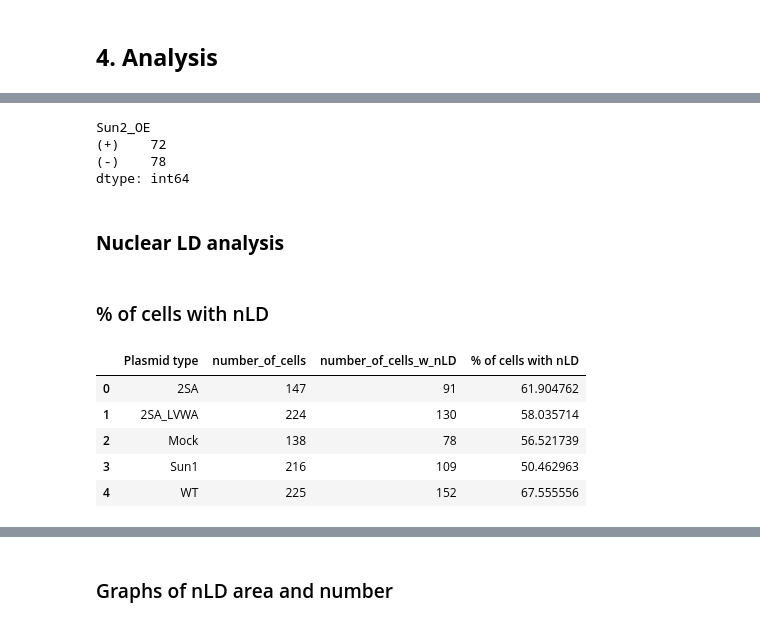
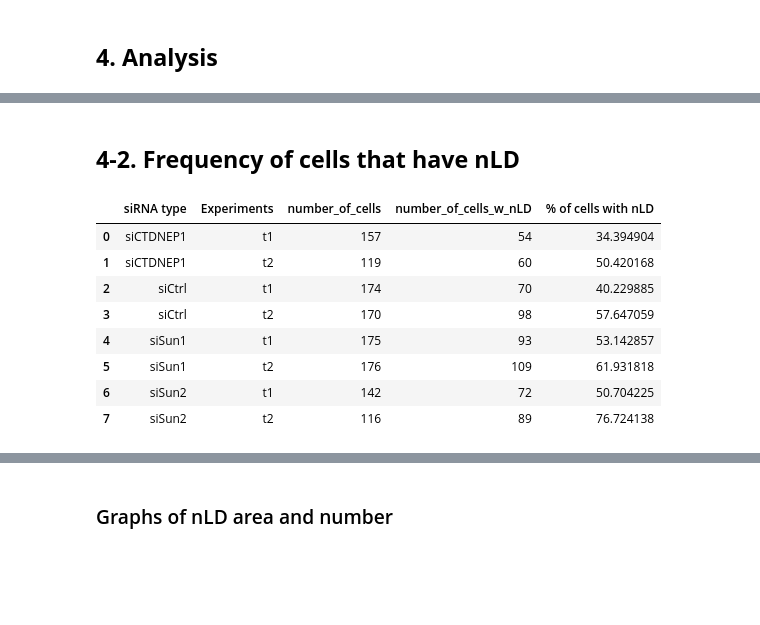
Before and after one commit to shokenlee/Lee_2023_Sun2-Lipid, a Jupyter notebook: Nuclear_LD.ipynb, the cells around one changed output, grey strips where cells are left out. Saved outputs shown, nothing was run; the diff lists cells and outputs as text; code cells hidden in the pictures; blank space fills up the shorter version.

```diff
--- a/Nuclear_LD.ipynb
+++ b/Nuclear_LD.ipynb
@@ -39,6 +36,7 @@ for path, subdirs, files in os.walk(directory):
     for file in files:
         if (file.endswith('csv')) & ('ROI' not in file):
             _df = pd.read_csv(os.path.join(path, file))
+            _df['Path'] = path
             df = pd.concat([df, _df], axis=0)
         elif (file.endswith('csv')) & ('ROI' in file):
             _df = pd.read_csv(os.path.join(path, file))
@@ -93,20 +86,34 @@ df['nLD_area_fraction'] = df.total_nLD_area / df.Area
+# %%
+# nLD area per nucleus
+df['nLD_area_fraction'] = df.total_nLD_area / df.Area
+
+# Relative nLD_are_fraction normalized to the mean value of control condition
+mean_nLD_fraction_of_control = df[(df.number_of_nLD > 0) & (df['siRNA type'] == 'siCtrl')]['nLD_area_fraction'].mean()
+df['Relative_nLD_area_fraction'] = df.nLD_area_fraction / mean_nLD_fraction_of_control
 # %% [markdown]
 ## **3. Group cell/condition types**
 # %% [markdown]
 #### **Prepare column order for graphs**
 # %%
-# Pre-define groups (conditions) and its order in graphs
+# Groups (conditions) and its order in graphs
 group_name_options = ['siRNA type', 'Plasmid type']
-group_name = group_name_options[1]
-
 group_order_options = [
     ['siCtrl', 'siSun2', 'siSun1', 'siCTDNEP1'],
     ['Mock', 'WT', '2SA', '2SA_LVWA', 'Sun1']
 ]
-group_order = group_order_options[1]
 
-hue_name = 'Sun2_OE'
-hue_order = ['(-)', '(+)']
+group_name = group_name_options[0]
+group_order = group_order_options[0]
+
+# Hues
+hue_name_options = ['Experiments', 'Sun2_OE']
+hue_order_options = [
+    ['t1', 't2'],
+    ['(-)', '(+)']
+]
+
+hue_name = hue_name_options[0]
+hue_order = hue_order_options[0]
 # %% [markdown]
 #### **Cell type**
 # %%
@@ -130,3 +139,6 @@ df.loc[df['File name'].str.contains('Sun1'), 'Plasmid type'] = group_order[4]
+# %%
+df.loc[df['Path'].str.contains('P-225'), 'Experiments'] = hue_order[0]
+df.loc[df['Path'].str.contains('P-235'), 'Experiments'] = hue_order[1]
 # %% [markdown]
 #### **Sun2 OE Cutoff**
 # %%
@@ -166,31 +177,25 @@ WT            (+)         93
 dtype: int64
-# %%
-df[df.number_of_nLD>0].groupby([group_name]).size()
-# %% [output]
-Sun2_OE
-(+)    72
-(-)    78
-dtype: int64
-# %% [markdown]
-### **Nuclear LD analysis**
 # %% [markdown]
-### % of cells with nLD
+## **4-2. Frequency of cells that have nLD**
 # %%
 # _df_1: n of total cells; _df_2: n of cells with nLD
-_df_1 = df.groupby([group_name], as_index=False).size().rename(columns={'size': 'number_of_cells'})
-_df_2 = df[df.number_of_nLD > 0].groupby([group_name], as_index=False).size().rename(columns={'size': 'number_of_cells_w_nLD'})
-df_n_cells = _df_1.merge(_df_2, on=[group_name])
+_df_1 = df.groupby([group_name, hue_name], as_index=False).size().rename(columns={'size': 'number_of_cells'})
+_df_2 = df[df.number_of_nLD > 0].groupby([group_name, hue_name], as_index=False).size().rename(columns={'size': 'number_of_cells_w_nLD'})
+df_n_cells = _df_1.merge(_df_2, on=[group_name, hue_name])
 
 df_n_cells['% of cells with nLD'] = df_n_cells.number_of_cells_w_nLD / df_n_cells.number_of_cells * 100
-# df_n_cells.to_csv(directory + '/n_of_cells.csv', index_label=False)
+df_n_cells.to_excel(directory + '/n_of_cells.xlsx', index_label=False)
 df_n_cells
 # %% [output]
-|  | Plasmid type | number_of_cells | number_of_cells_w_nLD | % of cells with nLD |
-| 0 | 2SA | 147 | 91 | 61.904762 |
-| 1 | 2SA_LVWA | 224 | 130 | 58.035714 |
-| 2 | Mock | 138 | 78 | 56.521739 |
-| 3 | Sun1 | 216 | 109 | 50.462963 |
-| 4 | WT | 225 | 152 | 67.555556 |
+|  | siRNA type | Experiments | number_of_cells | number_of_cells_w_nLD | % of cells with nLD |
+| 0 | siCTDNEP1 | t1 | 157 | 54 | 34.394904 |
+| 1 | siCTDNEP1 | t2 | 119 | 60 | 50.420168 |
+| 2 | siCtrl | t1 | 174 | 70 | 40.229885 |
+| 3 | siCtrl | t2 | 170 | 98 | 57.647059 |
+| 4 | siSun1 | t1 | 175 | 93 | 53.142857 |
+| 5 | siSun1 | t2 | 176 | 109 | 61.931818 |
+| 6 | siSun2 | t1 | 142 | 72 | 50.704225 |
+| 7 | siSun2 | t2 | 116 | 89 | 76.724138 |
 # %%
 fig = plt.figure(figsize=(7,5))
 ax = sns.barplot(data= df_n_cells, x=group_name, y='% of cells with nLD',
```
Also changed, not shown: parts of 41 cells of this notebook, 2 other files.
